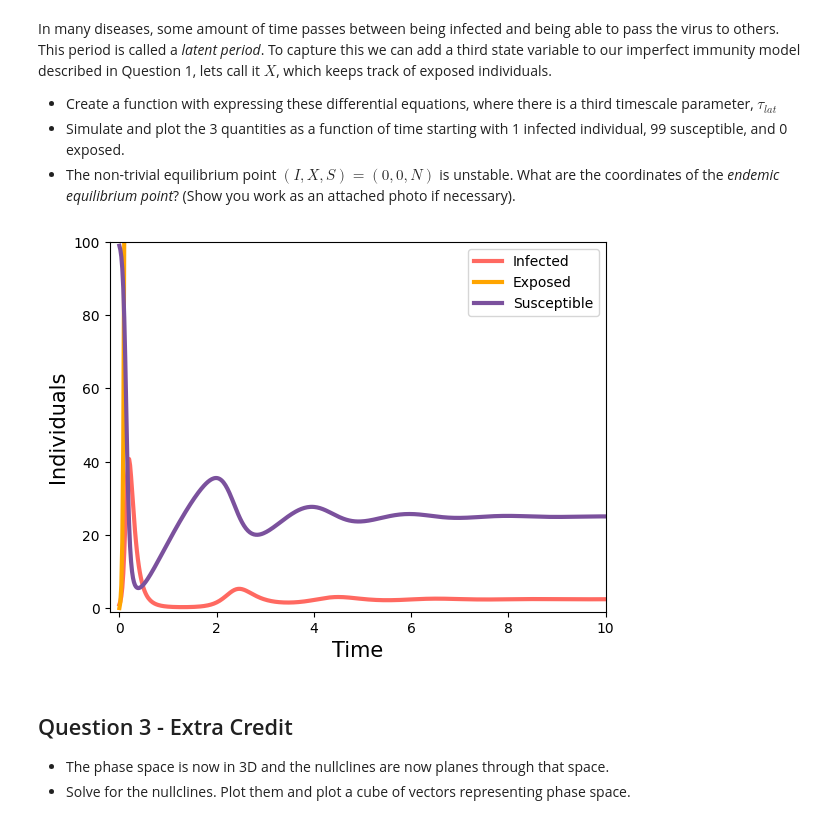
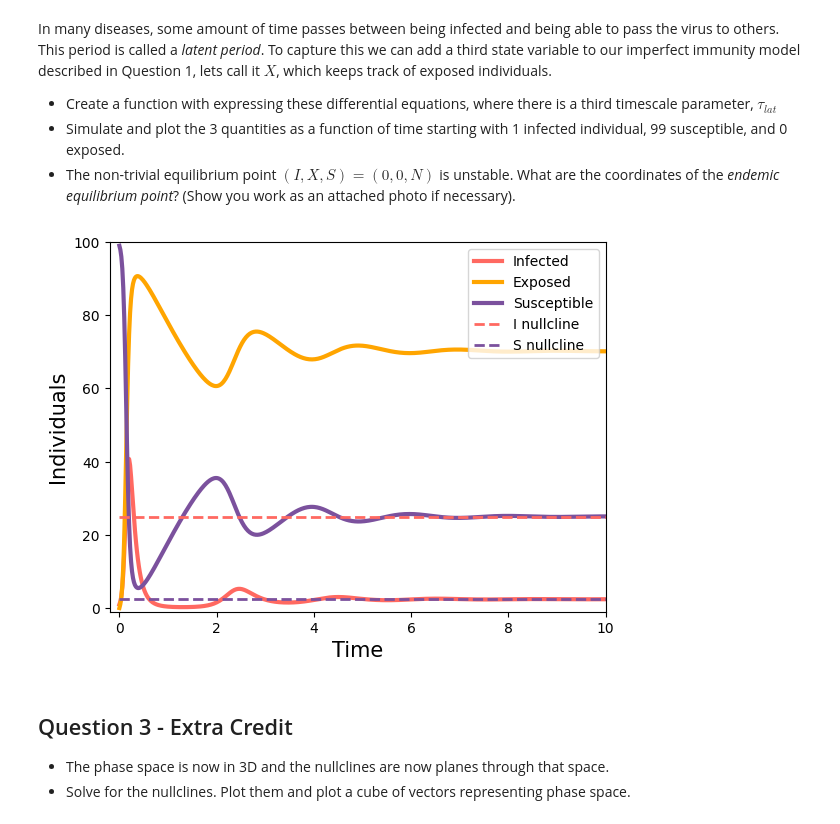
Before and after one commit to mkayeterry/MCDB172, a Jupyter notebook: ipynb/hw/melissa_terry-HW7.ipynb, the cells around one changed output. Drawn from its saved outputs; the diff is of its cells as text; code cells hidden in the pictures.

```diff
--- a/ipynb/hw/HW7 - Modeling Pandemics.ipynb
+++ b/ipynb/hw/melissa_terry-HW7.ipynb
@@ -233,40 +233,48 @@ In many diseases, some amount of time passes between being infected and being ab
 # %%
 def ImperfectImmunity_latent(state, t):
     I = state[0]
     X = state[1]
     S = state[2]
 
 
     # define system with imperfect immunity and a latent period
     dIdt = a * I * S - I/tau_inf
-    dXdt =  a * (I + X) * S - X/tau_lat
+    dXdt =  a * I * S + X/tau_lat
     R = N - I - S
     dSdt = -a * I * S + R/tau_imm
 
     return(dIdt, dXdt, dSdt)
+
+# nullcline function
+def get_nullclines():
+    I_nullcline = 1 / (a * tau_inf)
+    S_nullcline = tau_inf * (N - 1 / (a * tau_inf)) / (tau_imm + tau_inf)
+    return (S_nullcline, I_nullcline)
 
 # define parameters
 a = .4
 tau_inf = .1
 tau_imm = 3
 tau_lat = tau_inf - tau_imm
 state0 = [1, 0, 99]
 N = np.sum(state0)
 t = np.linspace(0, 20, 1000)
 
 state = odeint(ImperfectImmunity_latent, state0, t)
 
-plt.plot(t, state[:, 0], c='#ff6961', linewidth=3, label='Infected')
-plt.plot(t, state[:, 1], c='#FFA500', linewidth=3, label='Exposed')
-plt.plot(t, state[:, 2], c='#7b519d', linewidth=3, label='Susceptible')
-plt.legend(fontsize=10, loc='upper right')
-plt.xlabel('Time', fontsize=15)
-plt.ylabel('Individuals', fontsize=15)
+plt.plot(t, state[:, 0], c = '#ff6961', linewidth = 3, label = 'Infected')
+plt.plot(t, state[:, 1], c ='#FFA500', linewidth = 3, label = 'Exposed')
+plt.plot(t, state[:, 2], c ='#7b519d', linewidth = 3, label = 'Susceptible')
+plt.plot(t, get_nullclines()[1]*np.ones(1000), c = '#ff6961', linestyle = '--', linewidth = 2, label = 'I nullcline')
+plt.plot(t, get_nullclines()[0]*np.ones(1000), c = '#7b519d', linestyle = '--', linewidth = 2, label = 'S nullcline')
+plt.legend(fontsize = 10, loc = 'upper right')
+plt.xlabel('Time', fontsize = 15)
+plt.ylabel('Individuals', fontsize = 15)
 plt.xlim(-.2, 10)
 plt.ylim(-1, 100)
 plt.show()
 # %% [output]
-[figure, old version]
+[figure, new version]
 # %% [markdown]
 ## Question 3 - Extra Credit
 * The phase space is now in 3D and the nullclines are now planes through that space.
```
Also changed, not shown: parts of 5 cells of this notebook.
